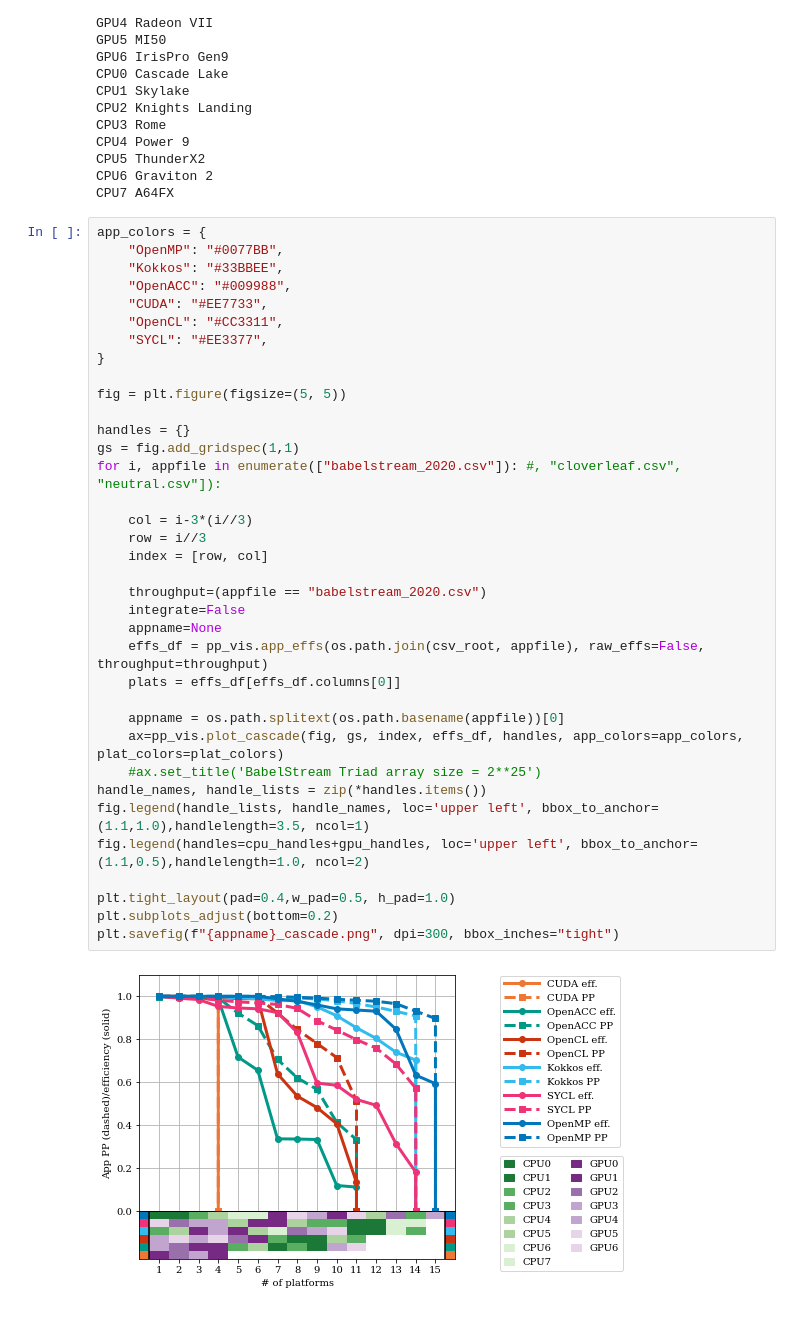
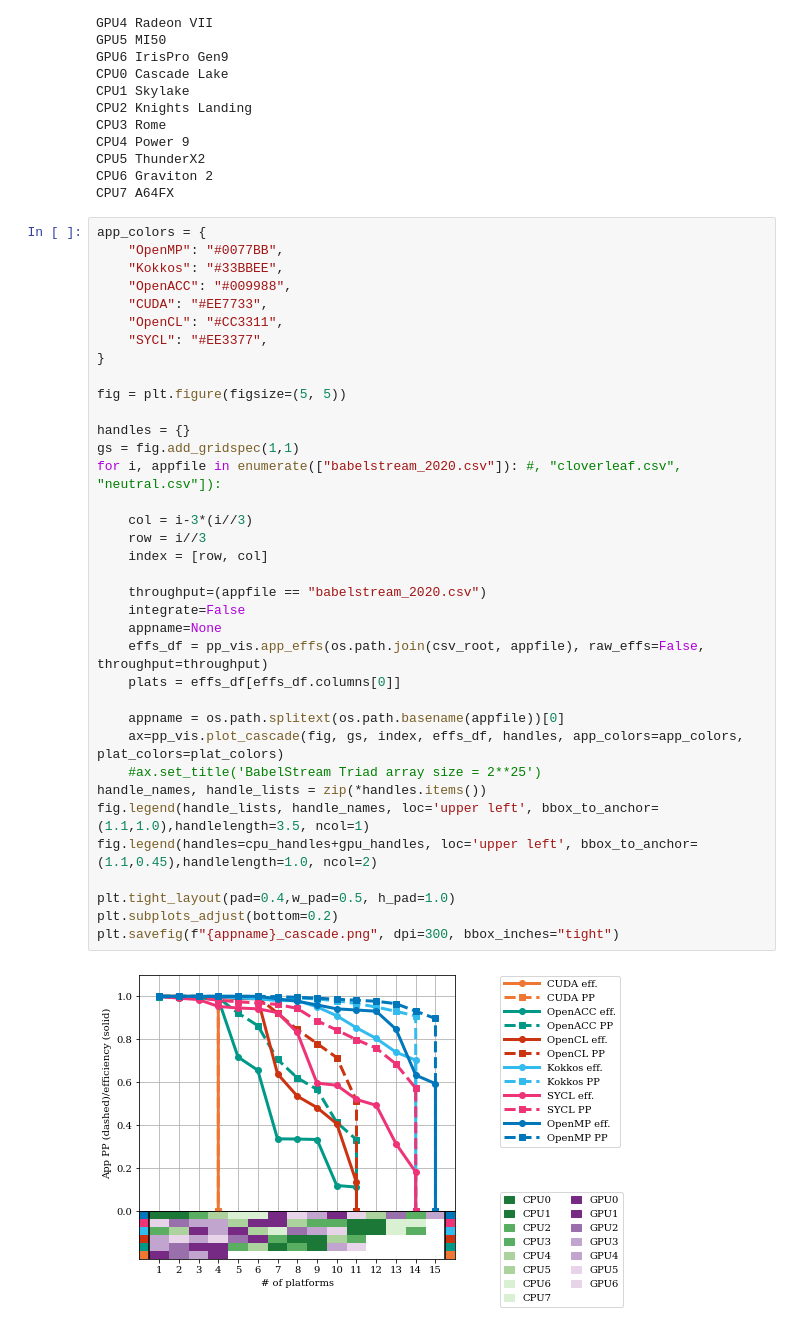
Before and after one commit to UoB-HPC/performance-portability, a Jupyter notebook: metrics/notebooks/Efficiency Cascades BabelStream 2020.ipynb, the cells around one changed output. Cells and saved outputs as stored; diff of their text form.

Commit message:
update legends in cascade plot for babelstream

```diff
--- a/metrics/notebooks/Efficiency Cascades BabelStream 2020.ipynb
+++ b/metrics/notebooks/Efficiency Cascades BabelStream 2020.ipynb
@@ -117,32 +117,32 @@ app_colors = {
     "OpenCL": "#CC3311",
     "SYCL": "#EE3377",
 }
 
 fig = plt.figure(figsize=(5, 5))
 
 handles = {}
 gs = fig.add_gridspec(1,1)
 for i, appfile in enumerate(["babelstream_2020.csv"]): #, "cloverleaf.csv", "neutral.csv"]):
 
     col = i-3*(i//3)
     row = i//3
     index = [row, col]
 
     throughput=(appfile == "babelstream_2020.csv")
     integrate=False
     appname=None
     effs_df = pp_vis.app_effs(os.path.join(csv_root, appfile), raw_effs=False, throughput=throughput)
     plats = effs_df[effs_df.columns[0]]
 
     appname = os.path.splitext(os.path.basename(appfile))[0]
     ax=pp_vis.plot_cascade(fig, gs, index, effs_df, handles, app_colors=app_colors, plat_colors=plat_colors)
     #ax.set_title('BabelStream Triad array size = 2**25')
 handle_names, handle_lists = zip(*handles.items())
 fig.legend(handle_lists, handle_names, loc='upper left', bbox_to_anchor=(1.1,1.0),handlelength=3.5, ncol=1)
-fig.legend(handles=cpu_handles+gpu_handles, loc='upper left', bbox_to_anchor=(1.1,0.5),handlelength=1.0, ncol=2)
+fig.legend(handles=cpu_handles+gpu_handles, loc='upper left', bbox_to_anchor=(1.1,0.45),handlelength=1.0, ncol=2)
 
 plt.tight_layout(pad=0.4,w_pad=0.5, h_pad=1.0)
 plt.subplots_adjust(bottom=0.2)
 plt.savefig(f"{appname}_cascade.png", dpi=300, bbox_inches="tight")
 # %% [output]
-[figure, old version]
+[figure, new version]
```
